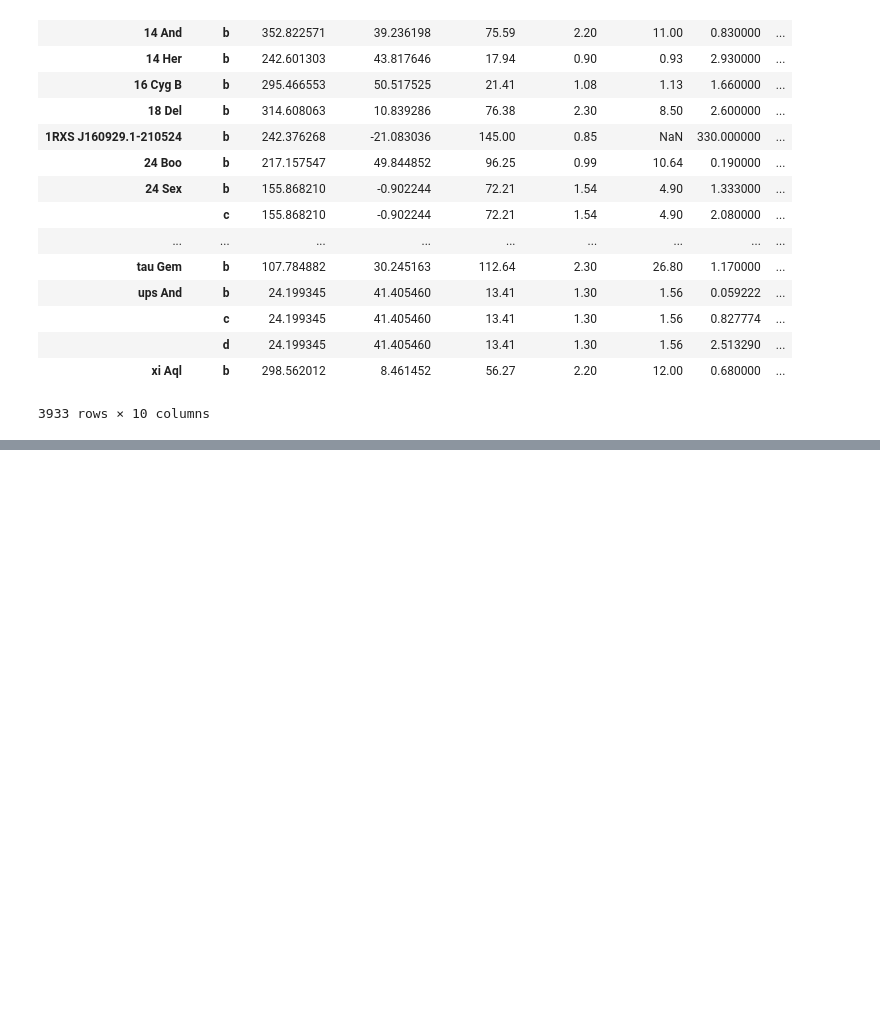
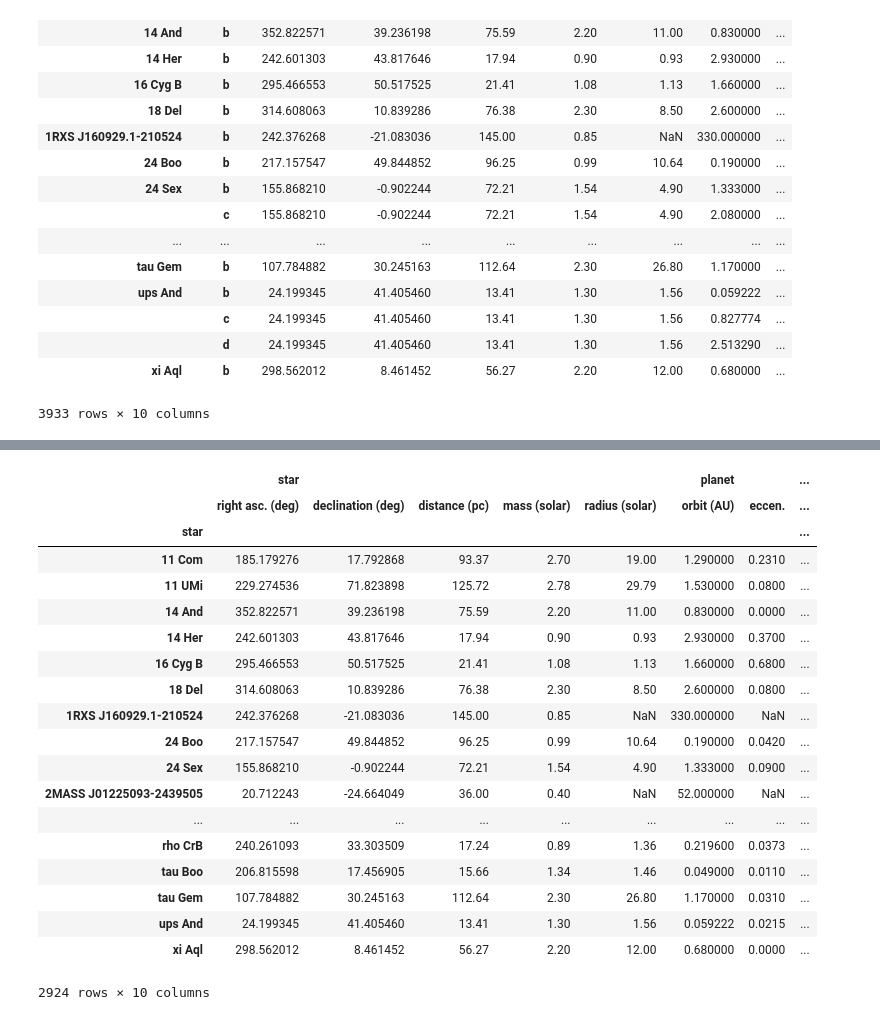
Before and after one commit to jpivarski-talks/2019-04-08-picscie-numpy, a Jupyter notebook: 06-awkward-arrays.ipynb, the cells around one changed output, grey strips where cells are left out. Drawn from its saved outputs; the diff is of its cells as text; code cells hidden in the pictures; blank space fills up the shorter version.

```diff
--- a/06-awkward-arrays.ipynb
+++ b/06-awkward-arrays.ipynb
@@ -101,0 +146,25 @@ df
+# %%
+# We can also select a cross-section (xs) of the index by planet letter to focus on one at a time.
+
+df.xs("b", level="planet")   # try "c", "d", "e", "f", "g", "h", "i"
+# %% [output]
+|  | star |  |  |  |  | planet |  | ... |
+|  | right asc. (deg) | declination (deg) | distance (pc) | mass (solar) | radius (solar) | orbit (AU) | eccen. | ... |
+| star |  |  |  |  |  |  |  | ... |
+| 11 Com | 185.179276 | 17.792868 | 93.37 | 2.70 | 19.00 | 1.290000 | 0.2310 | ... |
+| 11 UMi | 229.274536 | 71.823898 | 125.72 | 2.78 | 29.79 | 1.530000 | 0.0800 | ... |
+| 14 And | 352.822571 | 39.236198 | 75.59 | 2.20 | 11.00 | 0.830000 | 0.0000 | ... |
+| 14 Her | 242.601303 | 43.817646 | 17.94 | 0.90 | 0.93 | 2.930000 | 0.3700 | ... |
+| 16 Cyg B | 295.466553 | 50.517525 | 21.41 | 1.08 | 1.13 | 1.660000 | 0.6800 | ... |
+| 18 Del | 314.608063 | 10.839286 | 76.38 | 2.30 | 8.50 | 2.600000 | 0.0800 | ... |
+| 1RXS J160929.1-210524 | 242.376268 | -21.083036 | 145.00 | 0.85 | NaN | 330.000000 | NaN | ... |
+| 24 Boo | 217.157547 | 49.844852 | 96.25 | 0.99 | 10.64 | 0.190000 | 0.0420 | ... |
+| 24 Sex | 155.868210 | -0.902244 | 72.21 | 1.54 | 4.90 | 1.333000 | 0.0900 | ... |
+| 2MASS J01225093-2439505 | 20.712243 | -24.664049 | 36.00 | 0.40 | NaN | 52.000000 | NaN | ... |
+| ... | ... | ... | ... | ... | ... | ... | ... | ... |
+| rho CrB | 240.261093 | 33.303509 | 17.24 | 0.89 | 1.36 | 0.219600 | 0.0373 | ... |
+| tau Boo | 206.815598 | 17.456905 | 15.66 | 1.34 | 1.46 | 0.049000 | 0.0110 | ... |
+| tau Gem | 107.784882 | 30.245163 | 112.64 | 2.30 | 26.80 | 1.170000 | 0.0310 | ... |
+| ups And | 24.199345 | 41.405460 | 13.41 | 1.30 | 1.56 | 0.059222 | 0.0215 | ... |
+| xi Aql | 298.562012 | 8.461452 | 56.27 | 2.20 | 12.00 | 0.680000 | 0.0000 | ... |
+2924 rows × 10 columns
```
Also changed, not shown: parts of 6 cells of this notebook.
